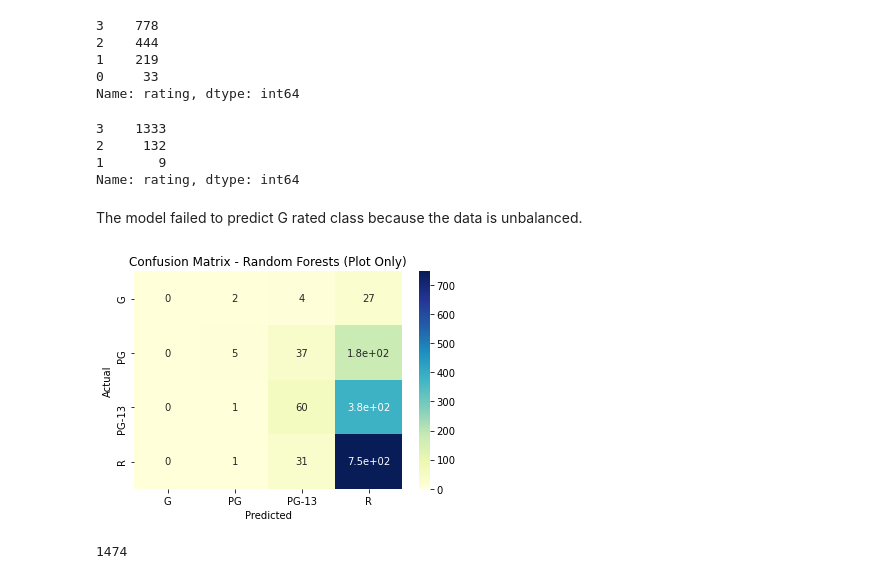
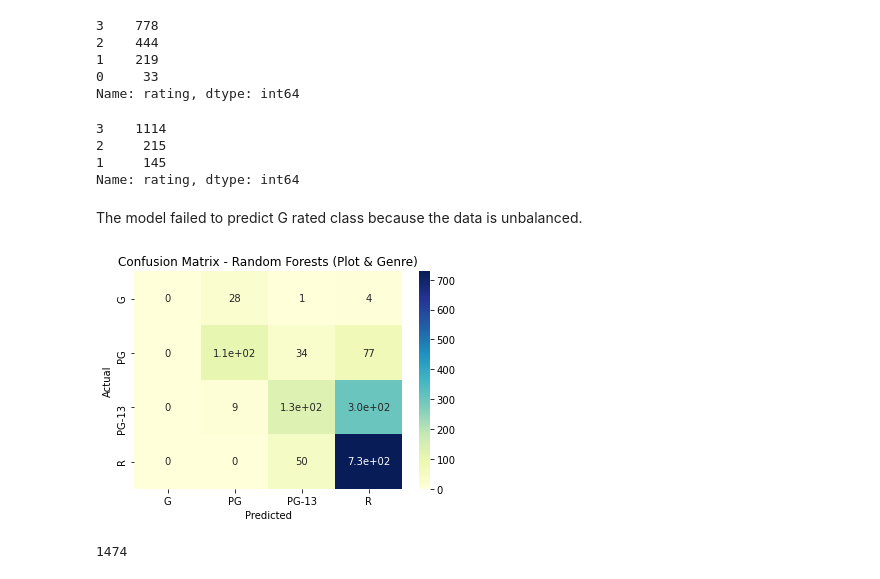
Before and after one commit to ztcnrh/NLP-Movie-Rating-Predictor, a Jupyter notebook: notebooks/rating_classification_model/rating_random_forests-with-genre.ipynb, the cells around one changed output. Saved outputs shown, nothing was run; the diff lists cells and outputs as text; code cells hidden in the pictures.

Commit message:
Move all rating files into notebook. Also update all saving directories...

```diff
--- a/alannah/rating_random_forests.ipynb
+++ b/notebooks/rating_classification_model/rating_random_forests-with-genre.ipynb
@@ -360,6 +399,6 @@ dt_model = DecisionTreeClassifier(random_state=42, class_weight='balanced')
 # %%
 # Fit
-dt_model.fit(X_train_plot_only, y_train)
+dt_model_genre.fit(X_train_with_genres, y_train)
 # %% [output]
 DecisionTreeClassifier(class_weight='balanced', random_state=42)
 # %%
@@ -374,10 +413,10 @@ Testing Data Score: 0.4389
 # %%
 from sklearn.ensemble import RandomForestClassifier
 
-rf_model = RandomForestClassifier(n_estimators=200, verbose=2,
-                                  random_state=42, class_weight='balanced')
+rf_model_genre = RandomForestClassifier(n_estimators=200, verbose=2,
+                                        random_state=42, class_weight='balanced')
 # %%
 # Fit
-rf_model.fit(X_train_plot_only, y_train)
+rf_model_genre.fit(X_train_with_genres, y_train)
 # %% [output]
 [Parallel(n_jobs=1)]: Using backend SequentialBackend with 1 concurrent workers.
@@ -663,9 +710,9 @@ weighted avg       0.47      0.44      0.45      1474
 # %% [markdown]
 Classification Report on **rf_model**
 # %%
-predictions_rf = rf_model.predict(X_test_plot_only)
+predictions_rf_genre = rf_model_genre.predict(X_test_with_genres)
 
-print(classification_report(y_test, predictions_rf,
+print(classification_report(y_test, predictions_rf_genre,
                             target_names=target_names,
                             zero_division=0))
 # %% [output]
@@ -717,31 +764,31 @@ pd.DataFrame(y_test, columns=['rating'])['rating'].value_counts()
 Name: rating, dtype: int64
 # %%
 # Predicted classes
-pd.DataFrame(predictions_rf, columns=['rating'])['rating'].value_counts()
+pd.DataFrame(predictions_rf_genre, columns=['rating'])['rating'].value_counts()
 # %% [output]
-3    1333
-2     132
-1       9
+3    1114
+2     215
+1     145
 Name: rating, dtype: int64
 # %% [markdown]
 The model failed to predict G rated class because the data is unbalanced.
 # %%
 # Use Confusion Matrix to visualize
 from sklearn.metrics import confusion_matrix
 
-cm = confusion_matrix(y_test, predictions_rf)
+cm = confusion_matrix(y_test, predictions_rf_genre)
 df_cm = pd.DataFrame(cm, index=target_names, columns=target_names)
 
 heatmap = sn.heatmap(df_cm, annot=True, cmap="YlGnBu")
 
-plt.title("Confusion Matrix - Random Forests (Plot Only)")
+plt.title("Confusion Matrix - Random Forests (Plot & Genre)")
 plt.xlabel("Predicted")
 plt.ylabel("Actual")
 
-plt.savefig('../image_highlights/rating_random_forests/confusion_matrix_rf.png')
+plt.savefig('../../image_highlights/rating_random_forests/confusion_matrix_rf_with_genre.png')
 plt.show()
 # %% [output]
-[figure, old version]
+[figure, new version]
 # %%
 # Check to see if the confusion matrix accounted for all predictions
 total = 0
```
Also changed, not shown: parts of 30 cells of this notebook, 2 other files.
